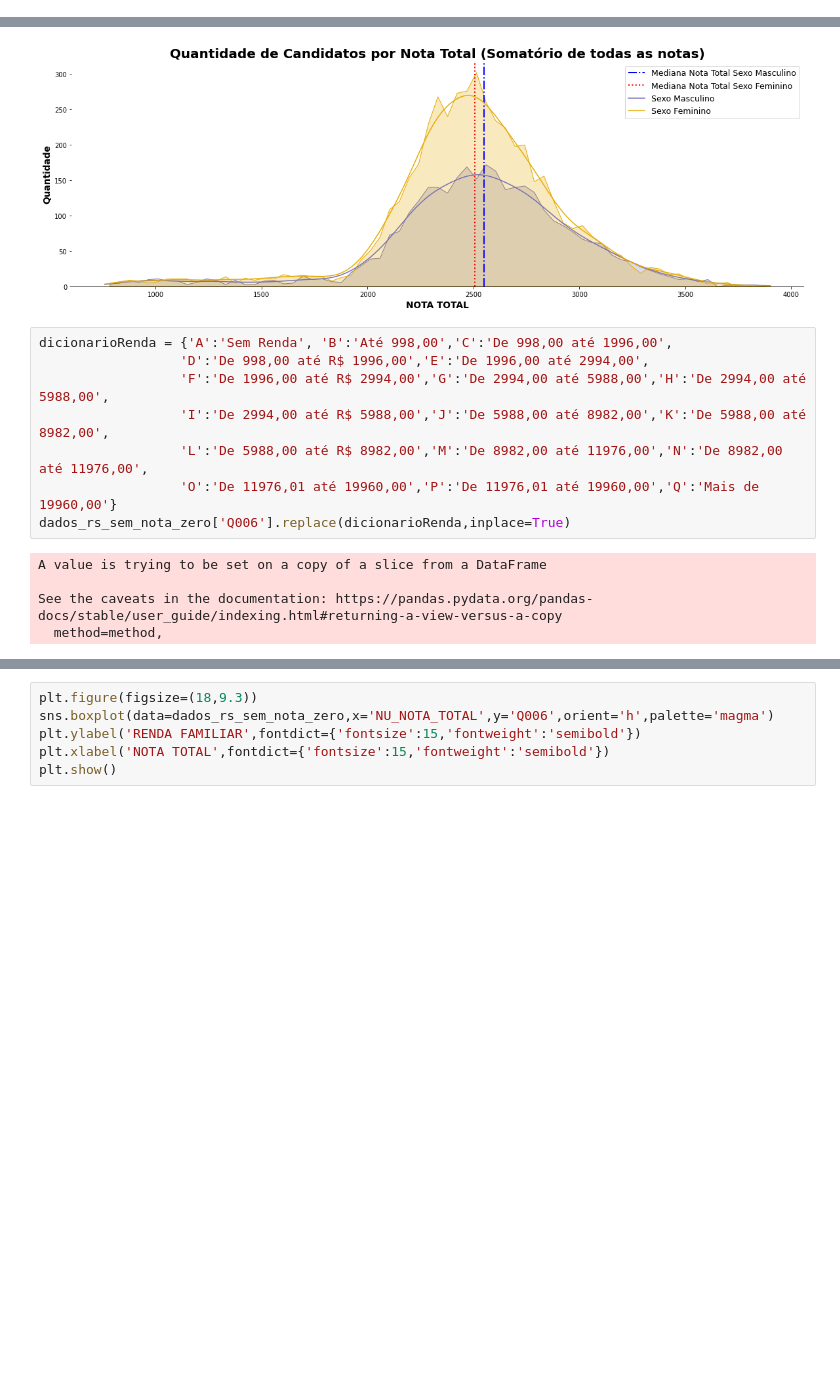
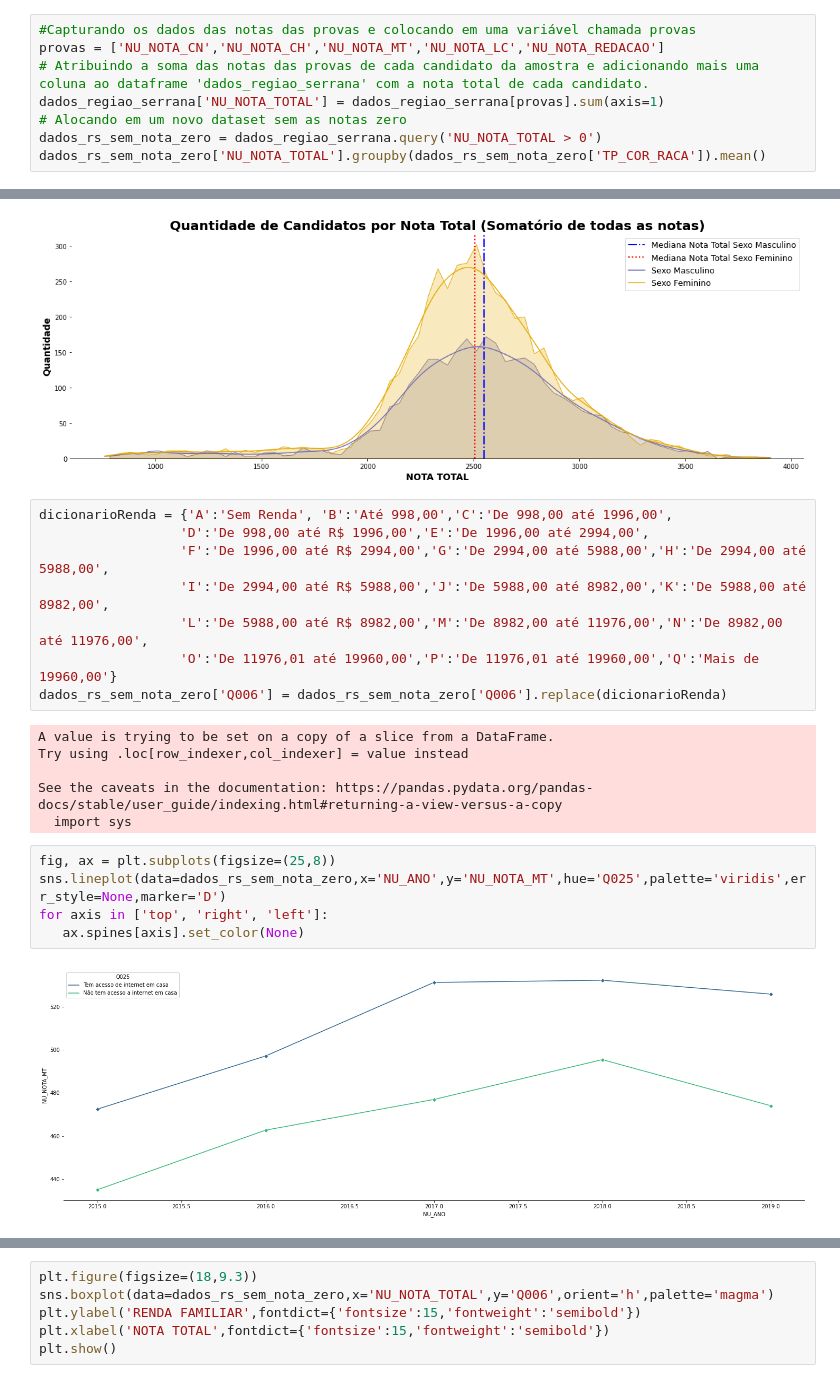
Before and after one commit to NophaieViscente/AnaliseDadosENEM, a Jupyter notebook: Analisando_Dados_da_Educação_ENEM_SC_Mesorregião_Serrana_|_Microrregião_de_Curitibanos.ipynb, the cells around one changed output, grey strips where cells are left out. Saved outputs shown, nothing was run; the diff lists cells and outputs as text; blank space fills up the shorter version.

```diff
--- a/Analisando_Dados_da_Educação_ENEM_SC_Mesorregião_Serrana_|_Microrregião_de_Curitibanos.ipynb
+++ b/Analisando_Dados_da_Educação_ENEM_SC_Mesorregião_Serrana_|_Microrregião_de_Curitibanos.ipynb
@@ -130,3 +129,11 @@ plt.ylabel('QUANTIDADE')
 plt.show()
 # %% [output]
 [figure]
+# %%
+#Capturando os dados das notas das provas e colocando em uma variável chamada provas
+provas = ['NU_NOTA_CN','NU_NOTA_CH','NU_NOTA_MT','NU_NOTA_LC','NU_NOTA_REDACAO']
+# Atribuindo a soma das notas das provas de cada candidato da amostra e adicionando mais uma coluna ao dataframe 'dados_regiao_serrana' com a nota total de cada candidato.
+dados_regiao_serrana['NU_NOTA_TOTAL'] = dados_regiao_serrana[provas].sum(axis=1)
+# Alocando em um novo dataset sem as notas zero
+dados_rs_sem_nota_zero = dados_regiao_serrana.query('NU_NOTA_TOTAL > 0')
+dados_rs_sem_nota_zero['NU_NOTA_TOTAL'].groupby(dados_rs_sem_nota_zero['TP_COR_RACA']).mean()
@@ -185,11 +223,19 @@ dicionarioRenda = {'A':'Sem Renda', 'B':'Até 998,00','C':'De 998,00 até 1996,0
                   'I':'De 2994,00 até R$ 5988,00','J':'De 5988,00 até 8982,00','K':'De 5988,00 até 8982,00',
                   'L':'De 5988,00 até R$ 8982,00','M':'De 8982,00 até 11976,00','N':'De 8982,00 até 11976,00',
                   'O':'De 11976,01 até 19960,00','P':'De 11976,01 até 19960,00','Q':'Mais de 19960,00'}
-dados_rs_sem_nota_zero['Q006'].replace(dicionarioRenda,inplace=True)
+dados_rs_sem_nota_zero['Q006'] = dados_rs_sem_nota_zero['Q006'].replace(dicionarioRenda)
 # %% [output]
-A value is trying to be set on a copy of a slice from a DataFrame
+A value is trying to be set on a copy of a slice from a DataFrame.
+Try using .loc[row_indexer,col_indexer] = value instead
 
 See the caveats in the documentation: https://pandas.pydata.org/pandas-docs/stable/user_guide/indexing.html#returning-a-view-versus-a-copy
-  method=method,
+  import sys
+# %%
+fig, ax = plt.subplots(figsize=(25,8))
+sns.lineplot(data=dados_rs_sem_nota_zero,x='NU_ANO',y='NU_NOTA_MT',hue='Q025',palette='viridis',err_style=None,marker='D')
+for axis in ['top', 'right', 'left']:
+   ax.spines[axis].set_color(None)
+# %% [output]
+[figure, added]
 # %%
 dicionario_acesso_internet = {'A' : 'Não tem acesso a internet em casa','B':'Tem acesso de internet em casa'}
```
Also changed, not shown: parts of 9 cells of this notebook.
